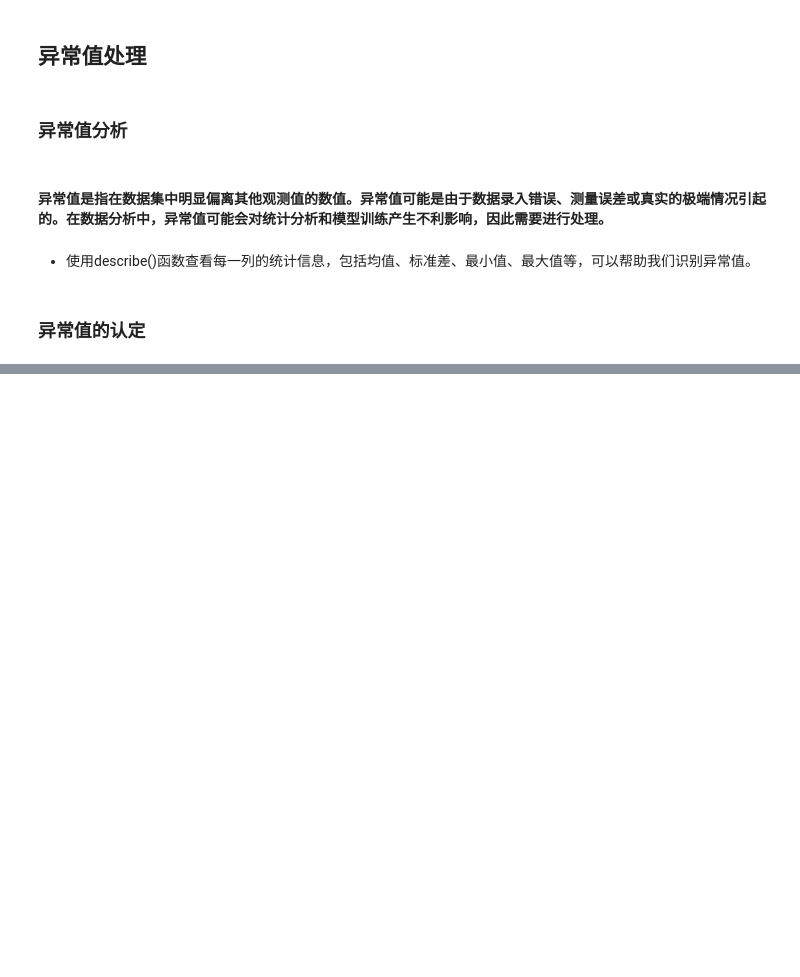
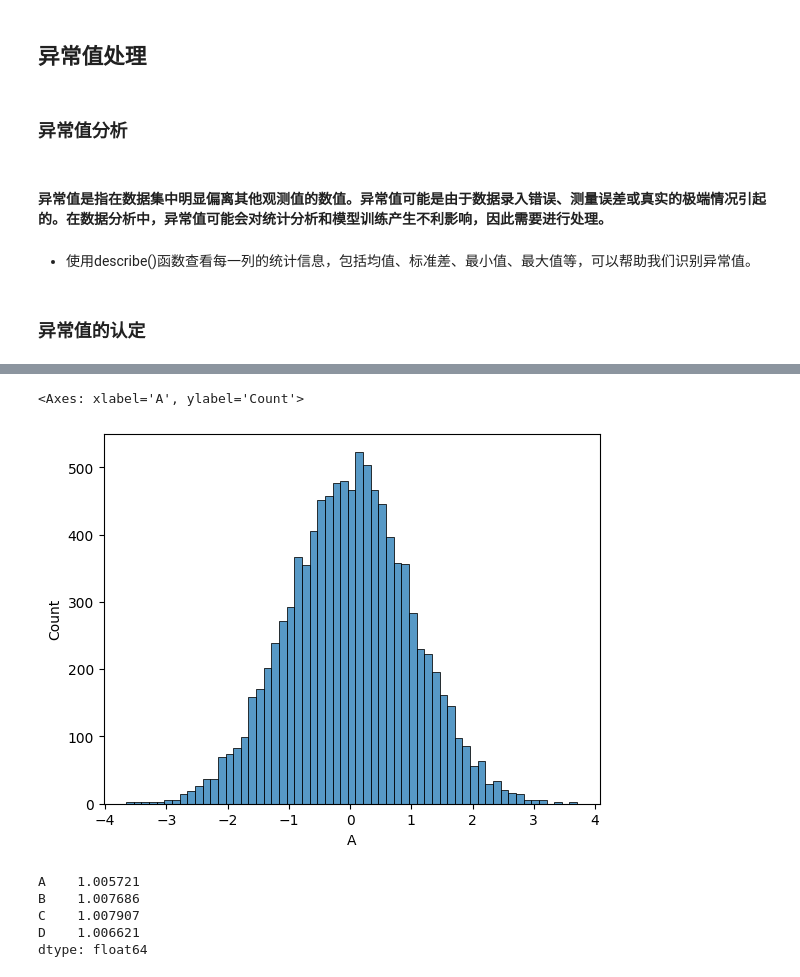
Before and after one commit to wang-bao-le/data-analysis, a Jupyter notebook: 05.pandas数据处理.ipynb, the cells around one changed output, grey strips where cells are left out. Saved outputs shown, nothing was run; the diff lists cells and outputs as text; code cells hidden in the pictures; blank space fills up the shorter version.

```diff
--- a/05.pandas数据处理.ipynb
+++ b/05.pandas数据处理.ipynb
@@ -641,0 +649,2 @@ import seaborn as sns
+# %%
+df = pd.DataFrame(np.random.randn(10000,4), columns=['A','B','C','D'])
@@ -641,0 +667,13 @@ import seaborn as sns
+# %%
+sns.histplot(data=df, x='A')
+# %% [output]
+<Axes: xlabel='A', ylabel='Count'>
+[figure, added]
+# %%
+df.std()# std()函数用于计算每一列的标准差，返回一个包含每一列标准差的Series对象。
+# %% [output]
+A    1.005721
+B    1.007686
+C    1.007907
+D    1.006621
+dtype: float64
```
Also changed, not shown: parts of 121 cells of this notebook, 2 other files.
